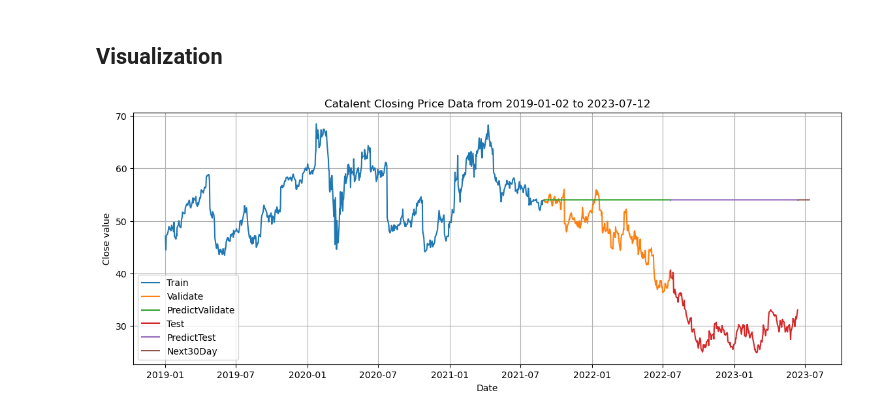
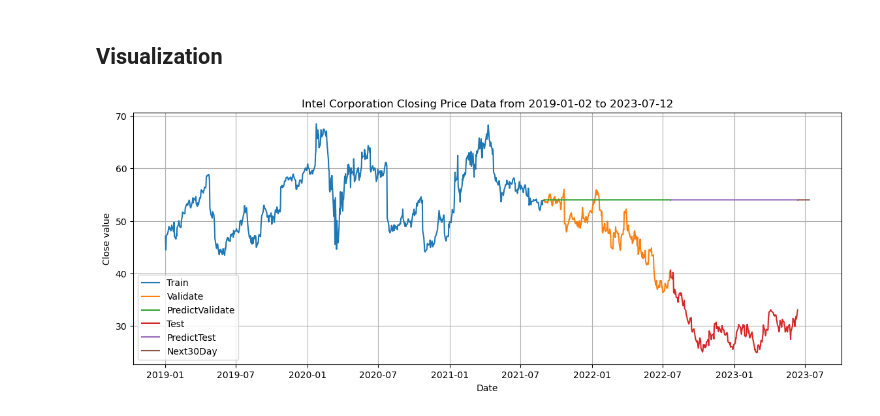
Before and after one commit to mynhungg/IS403.N21.HTTT_Nhom13, a Jupyter notebook: Model/ARIMA/6_2_2/Code/ARIMA_622_INTC.ipynb, the cells around one changed output. Drawn from its saved outputs; the diff is of its cells as text; code cells hidden in the pictures.

```diff
--- a/Model/ARIMA/6_2_2/Code/ARIMA_622_INTC.ipynb
+++ b/Model/ARIMA/6_2_2/Code/ARIMA_622_INTC.ipynb
@@ -213,26 +213,26 @@ index_next_30_days = pd.date_range(start=next_date, periods=30).tolist()
 # %%
 # Drawing
 plt.figure(figsize=(14, 5))
 
 plt.plot(df.index[:train_size], scaler.inverse_transform(np.array([y_train]).reshape(-1, 1)))
 
 plt.plot(df.index[train_size : train_size + val_size], y_val)
 
 plt.plot(df.index[train_size : train_size + val_size], y_pred_val)
 
 plt.plot(df.index[train_size + val_size :], y_test)
 
 plt.plot(df.index[train_size + val_size :], y_pred)
 
 plt.plot(index_next_30_days, y_next_30_days)
 
 plt.legend(['Train', 'Validate', 'PredictValidate', 'Test', 'PredictTest', 'Next30Day'])
 
 plt.grid()
-plt.title(f"Catalent Closing Price Data from {df.index[0].strftime('%Y-%m-%d')} to {index_next_30_days[-1].strftime('%Y-%m-%d')}")
+plt.title(f"Intel Corporation Closing Price Data from {df.index[0].strftime('%Y-%m-%d')} to {index_next_30_days[-1].strftime('%Y-%m-%d')}")
 plt.xlabel("Date")
 plt.ylabel("Close value")
-plt.savefig('../Image/INTC_622_CTLT.png')
+plt.savefig('../Image/ARIMA_622_INTC.png')
 plt.show()
 # %% [output]
-[figure, old version]
+[figure, new version]
```
Also changed, not shown: parts of 3 cells of this notebook, 20 other files.
